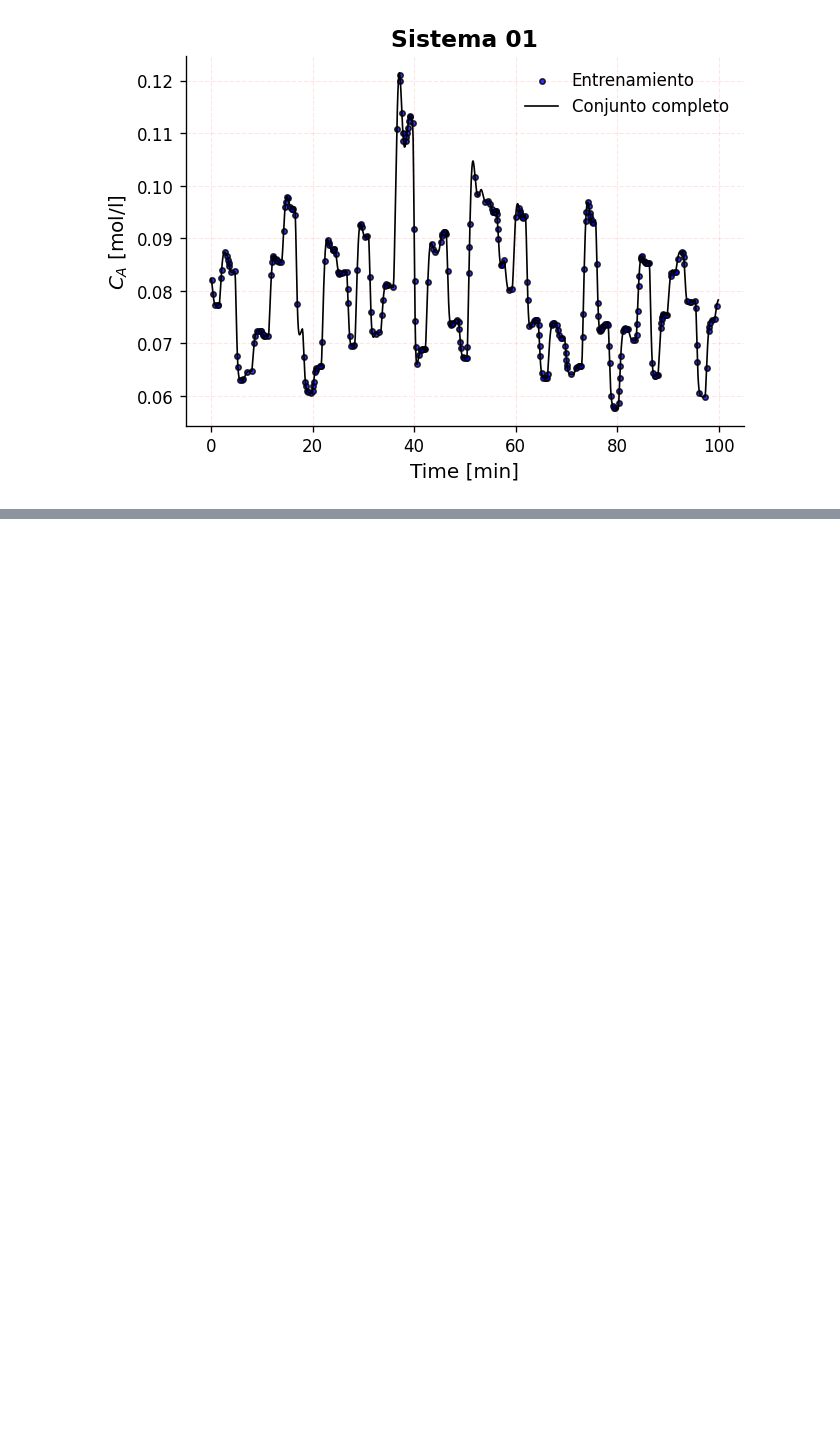
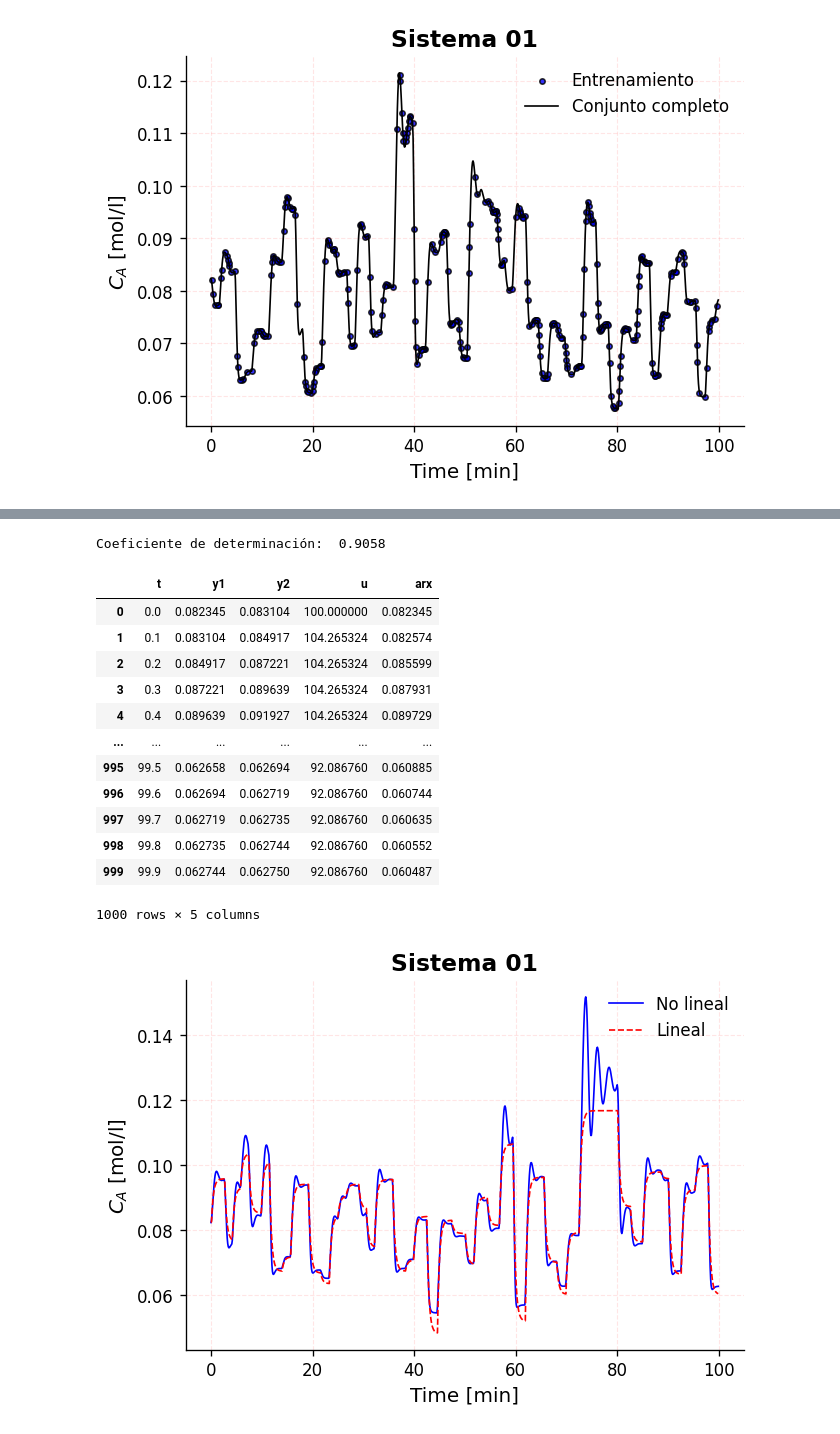
Before and after one commit to DrFaus/Estadistica, a Jupyter notebook: MedicionNoLinealidad/Nonlinear_Systems.ipynb, the cells around one changed output, grey strips where cells are left out. Cells and saved outputs as stored; diff of their text form; code cells hidden in the pictures; blank space fills up the shorter version.

```diff
--- a/MedicionNoLinealidad/Nonlinear_Systems.ipynb
+++ b/MedicionNoLinealidad/Nonlinear_Systems.ipynb
@@ -660,3 +645,74 @@ Coeficiente de determinación:  0.9348
+# %%
+#@title Validación del ARX
+import pandas as pd
+from sklearn.model_selection import train_test_split
+
+import random
+random.seed(27)
+
+y1 = cao;
+y2 = To;
+
+y = []
+u = []
+u.append(qc)
+y.append(y1)
+contador = 0
+
+for iter in range(iteraciones):
+    contador += 1
+    if iter == 0:
+        qcr = qc + sigma * normalvariate();
+    elif (contador > 10) and (abs(mean(y[iter-9:iter-3]) - mean(y[iter-2:iter-1])) < 0.0001):
+        qcr = qc + sigma * normalvariate();
+        contador = 0
+    y1, y2 = runge_kutta_2(fun, y1, y2, qcr, tamanio_paso)
+    y.append(y1)
+    u.append(qcr)
+
+df = pd.DataFrame({"t":tiempo[:-1], "y1":y[:-1], "y2":y[1:], "u":u[:-1]})
+
+## validación
+yc = [y[0]]
+for i in range(df.shape[0] - 1):
+  x_iter = [1, yc[-1], u[i]]
+  yc.append(float(modelo.predict(x_iter)))
+df["arx"] = yc
+
+## Coeficiente de determinación
+from sklearn.metrics import r2_score
+r2 = r2_score(df["y2"], df["arx"])
+print(f'Coeficiente de determinación: {r2: 0.4f}\n')
+
+## Gráfico para comparar ARX con el modelo no lineal
+grafico_comparacion(
+    df["t"], df["y1"],
+    df["t"], df["arx"],
+    "Sistema 01",
+    "No lineal",
+    "Lineal",
+    "Time [min]",
+    "$C_A$ [mol/l]",
+    "system01_comparacion"
+    )
+
+df
+# %% [output]
+Coeficiente de determinación:  0.9058
+|  | t | y1 | y2 | u | arx |
+| 0 | 0.0 | 0.082345 | 0.083104 | 100.000000 | 0.082345 |
+| 1 | 0.1 | 0.083104 | 0.084917 | 104.265324 | 0.082574 |
+| 2 | 0.2 | 0.084917 | 0.087221 | 104.265324 | 0.085599 |
+| 3 | 0.3 | 0.087221 | 0.089639 | 104.265324 | 0.087931 |
+| 4 | 0.4 | 0.089639 | 0.091927 | 104.265324 | 0.089729 |
+| ... | ... | ... | ... | ... | ... |
+| 995 | 99.5 | 0.062658 | 0.062694 | 92.086760 | 0.060885 |
+| 996 | 99.6 | 0.062694 | 0.062719 | 92.086760 | 0.060744 |
+| 997 | 99.7 | 0.062719 | 0.062735 | 92.086760 | 0.060635 |
+| 998 | 99.8 | 0.062735 | 0.062744 | 92.086760 | 0.060552 |
+| 999 | 99.9 | 0.062744 | 0.062750 | 92.086760 | 0.060487 |
+1000 rows × 5 columns
+[figure, added]
 # %%
 def system_02(y1, y2, y3, y4, u):
   '''
```
Also changed, not shown: parts of 7 cells of this notebook.
